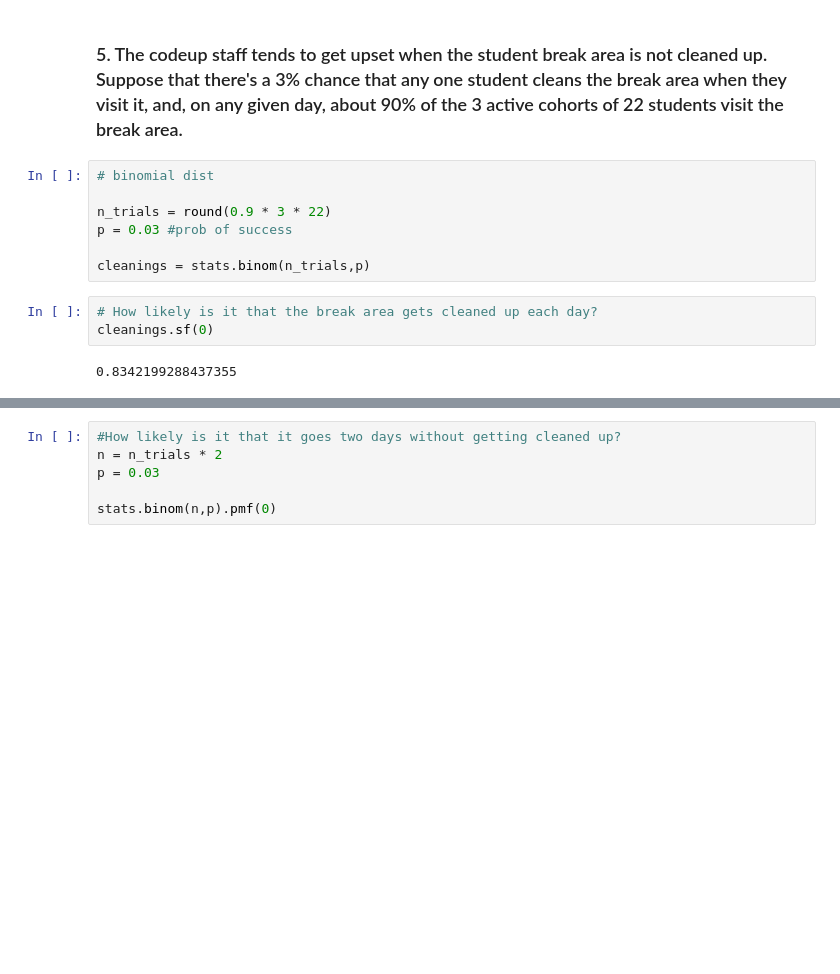
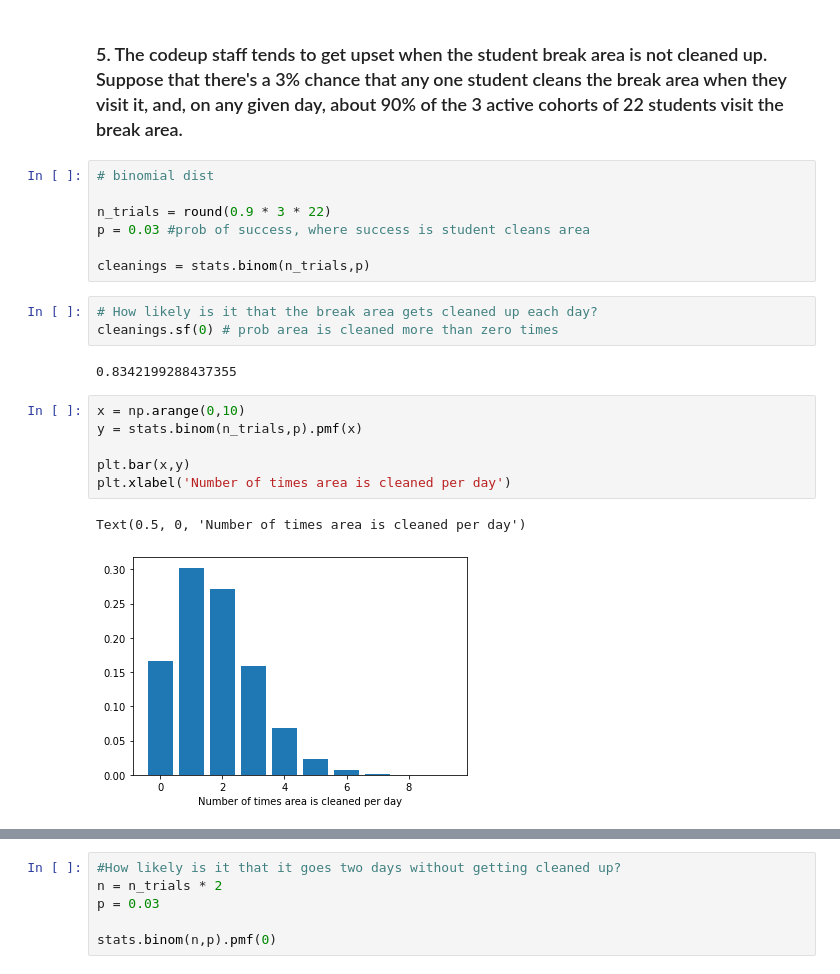
Before and after one commit to mariamnaqvi/statistics-exercises, a Jupyter notebook: probability_distributions.ipynb, the cells around one changed output, grey strips where cells are left out. Cells and saved outputs as stored; diff of their text form; blank space fills up the shorter version.

```diff
--- a/probability_distributions.ipynb
+++ b/probability_distributions.ipynb
@@ -165,14 +177,23 @@ data = np.random.choice(outcomes, (n_rows * n_cols),p = [p_f,p_s]).reshape(n_row
 # binomial dist
 
 n_trials = round(0.9 * 3 * 22)
-p = 0.03 #prob of success
+p = 0.03 #prob of success, where success is student cleans area
 
 cleanings = stats.binom(n_trials,p)
 # %%
 # How likely is it that the break area gets cleaned up each day?
-cleanings.sf(0)
+cleanings.sf(0) # prob area is cleaned more than zero times
 # %% [output]
 0.8342199288437355
+# %%
+x = np.arange(0,10)
+y = stats.binom(n_trials,p).pmf(x)
+
+plt.bar(x,y)
+plt.xlabel('Number of times area is cleaned per day')
+# %% [output]
+Text(0.5, 0, 'Number of times area is cleaned per day')
+[figure, added]
 # %%
 # using sim
 n_rows = 10_000
```
Also changed, not shown: parts of 11 cells of this notebook.
